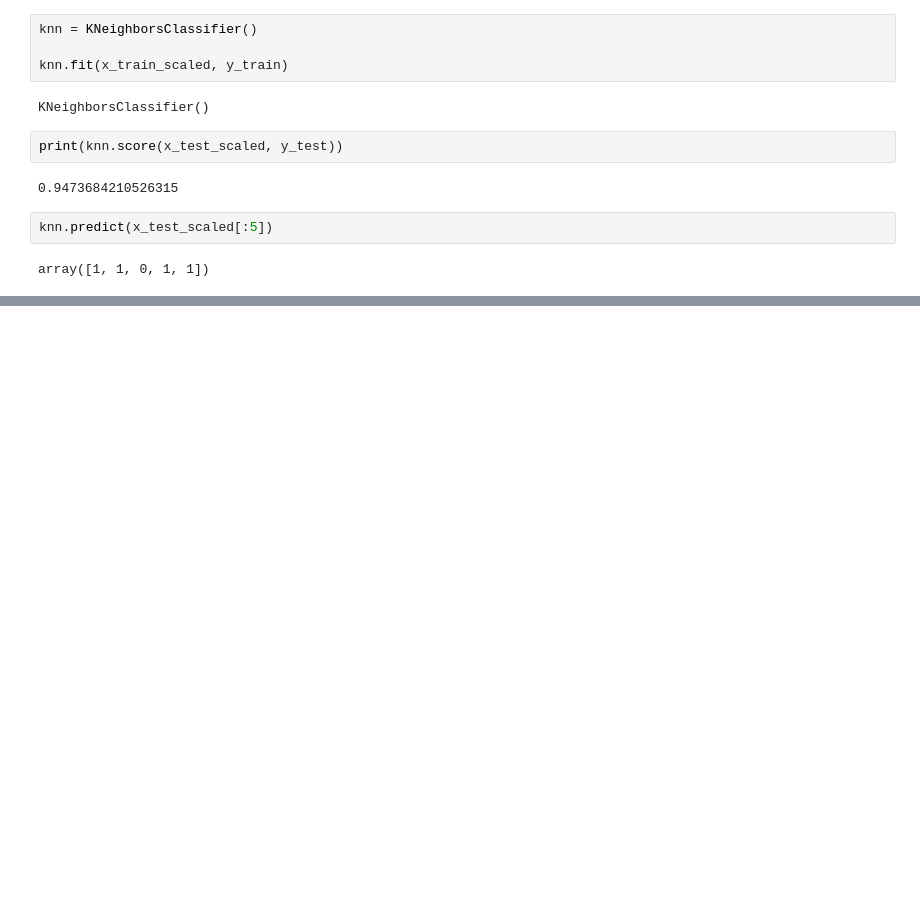
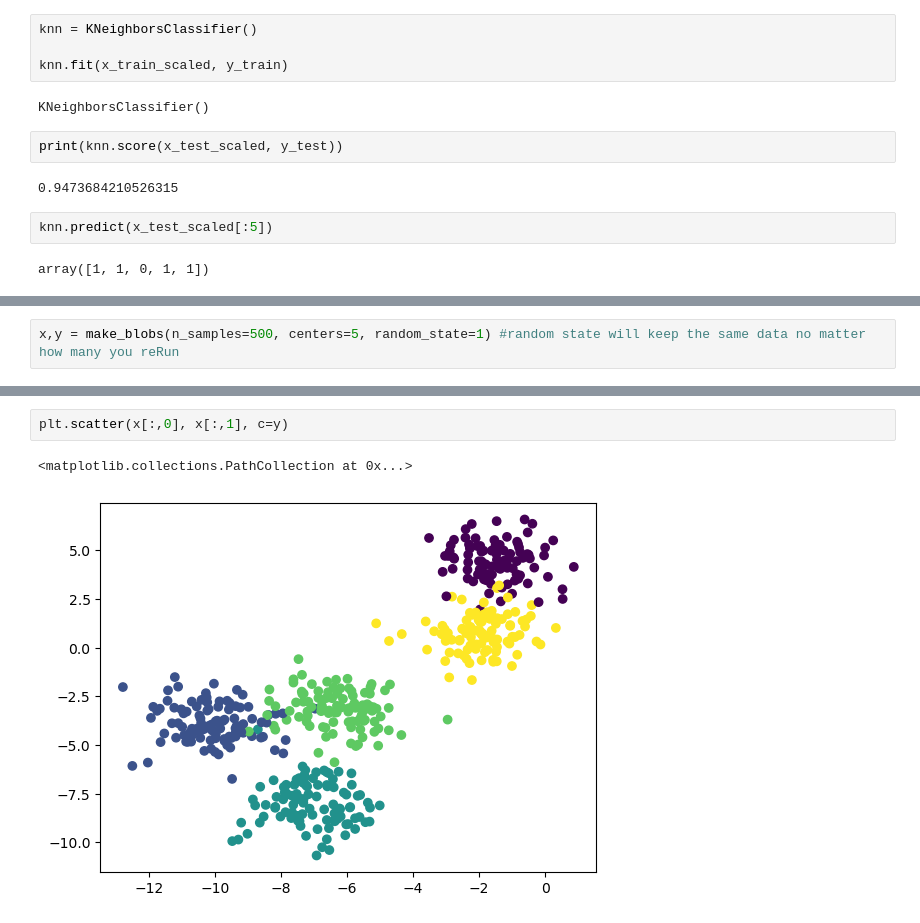
Before and after one commit to Abashansari/Scikit-practise-lab, a Jupyter notebook: scikitPractise.ipynb, the cells around one changed output, grey strips where cells are left out. Cells and saved outputs as stored; diff of their text form; blank space fills up the shorter version.

```diff
--- a/scikitPractise.ipynb
+++ b/scikitPractise.ipynb
@@ -63,0 +107,2 @@ array([1, 1, 0, 1, 1])
+# %%
+x,y = make_blobs(n_samples=500, centers=5, random_state=1) #random state will keep the same data no matter how many you reRun
@@ -63,0 +149,5 @@ array([1, 1, 0, 1, 1])
+# %%
+plt.scatter(x[:,0], x[:,1], c=y)
+# %% [output]
+<matplotlib.collections.PathCollection at 0x...>
+[figure, added]
```
Also changed, not shown: parts of 11 cells of this notebook.
